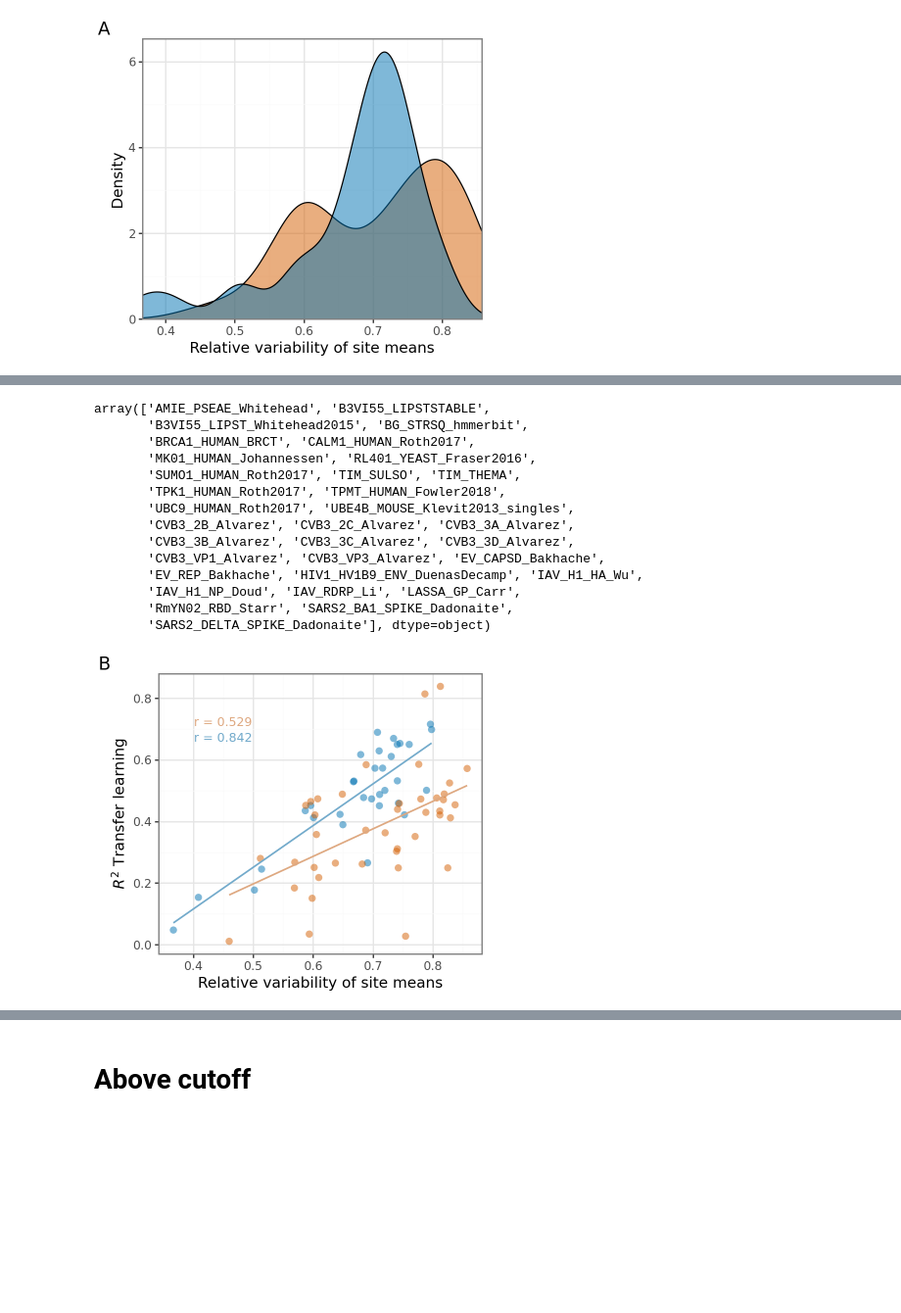
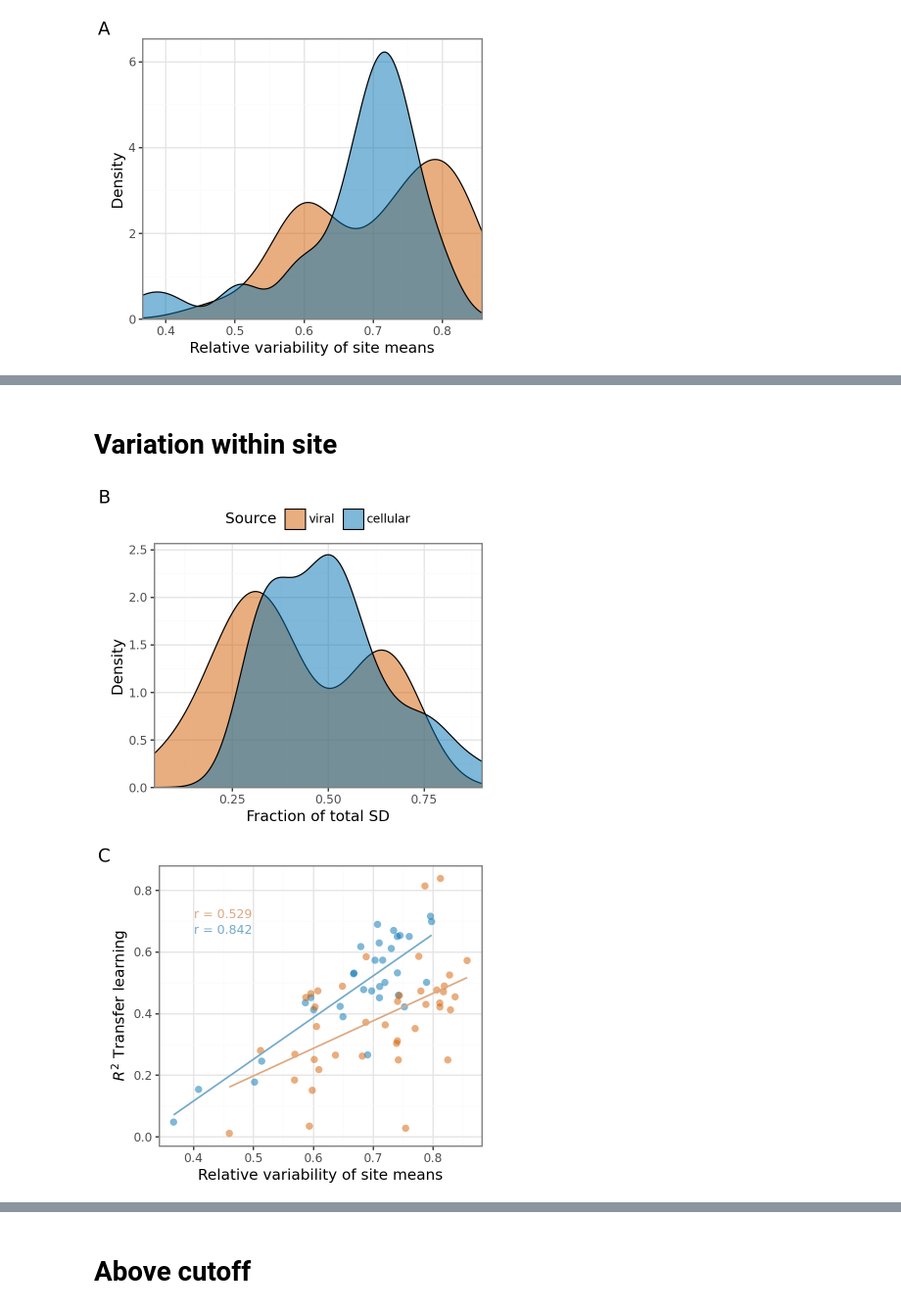
Before and after one commit to ziul-bio/DMS-SiteEffect-PLM, a Jupyter notebook: notebooks/var.ipynb, the cells around one changed output, grey strips where cells are left out. Shown at 98% size. Drawn from its saved outputs; the diff is of its cells as text; code cells hidden in the pictures; blank space fills up the shorter version.

```diff
--- a/notebooks/var.ipynb
+++ b/notebooks/var.ipynb
@@ -65,20 +55,25 @@ res.query('R2_score_test < 0.2')
-# %%
-res.query('RVSM < 0.7')['Dataset'].unique()
-# %% [output]
-array(['AMIE_PSEAE_Whitehead', 'B3VI55_LIPSTSTABLE',
-       'B3VI55_LIPST_Whitehead2015', 'BG_STRSQ_hmmerbit',
-       'BRCA1_HUMAN_BRCT', 'CALM1_HUMAN_Roth2017',
-       'MK01_HUMAN_Johannessen', 'RL401_YEAST_Fraser2016',
-       'SUMO1_HUMAN_Roth2017', 'TIM_SULSO', 'TIM_THEMA',
-       'TPK1_HUMAN_Roth2017', 'TPMT_HUMAN_Fowler2018',
-       'UBC9_HUMAN_Roth2017', 'UBE4B_MOUSE_Klevit2013_singles',
-       'CVB3_2B_Alvarez', 'CVB3_2C_Alvarez', 'CVB3_3A_Alvarez',
-       'CVB3_3B_Alvarez', 'CVB3_3C_Alvarez', 'CVB3_3D_Alvarez',
-       'CVB3_VP1_Alvarez', 'CVB3_VP3_Alvarez', 'EV_CAPSD_Bakhache',
-       'EV_REP_Bakhache', 'HIV1_HV1B9_ENV_DuenasDecamp', 'IAV_H1_HA_Wu',
-       'IAV_H1_NP_Doud', 'IAV_RDRP_Li', 'LASSA_GP_Carr',
-       'RmYN02_RBD_Starr', 'SARS2_BA1_SPIKE_Dadonaite',
-       'SARS2_DELTA_SPIKE_Dadonaite'], dtype=object)
+# %% [markdown]
+# Variation within site
+# %%
+p2 = (
+    pln.ggplot(res, pln.aes(x='fractionSD', fill='Source'))
+    + pln.scale_fill_manual(values={"viral": "#D55E00", "cellular": "#0072B2"})
+    + pln.geom_density(alpha=0.5)
+    + pln.scale_y_continuous(expand = (0, 0, 0.05, 0))
+    + pln.scale_x_continuous(expand = (0, 0, 0.0, 0.0))
+    + pln.theme_bw()
+    + pln.labs(
+        x='Fraction of total SD',
+        y='Density',
+        tag='B')
+    + pln.theme(
+        legend_position='top',
+        figure_size=(4, 3.5))
+    )
+
+p2
+# %% [output]
+[figure, added]
 # %%
 def annotation_df(res, target, x=0.41, y=0.65):
     corr_data = []
@@ -103,7 +98,7 @@ target = 'RVSM'
 ann_df = annotation_df(res, target,  x=0.401, y=0.67)
 ann_df = ann_df.query('Split == "Pooled Split"')
 
-p2 = (
+p3 = (
     pln.ggplot(res, pln.aes(x=target, y='R2_score_test', fill='Source'))
     + pln.scale_fill_manual(values={"viral": "#D55E00", "cellular": "#0072B2"})
     + pln.geom_point(size=3, alpha=0.5, stroke=0)
@@ -116,9 +111,9 @@ p2 = (
     + pln.labs(
         y='$R^2$ Transfer learning',
         x= 'Relative variability of site means',
-        tag='B')
+        tag='C')
     )
 
-p2
+p3
 # %% [output]
-[figure, old version]
+[figure, new version]
```
Also changed, not shown: parts of 15 cells of this notebook.
